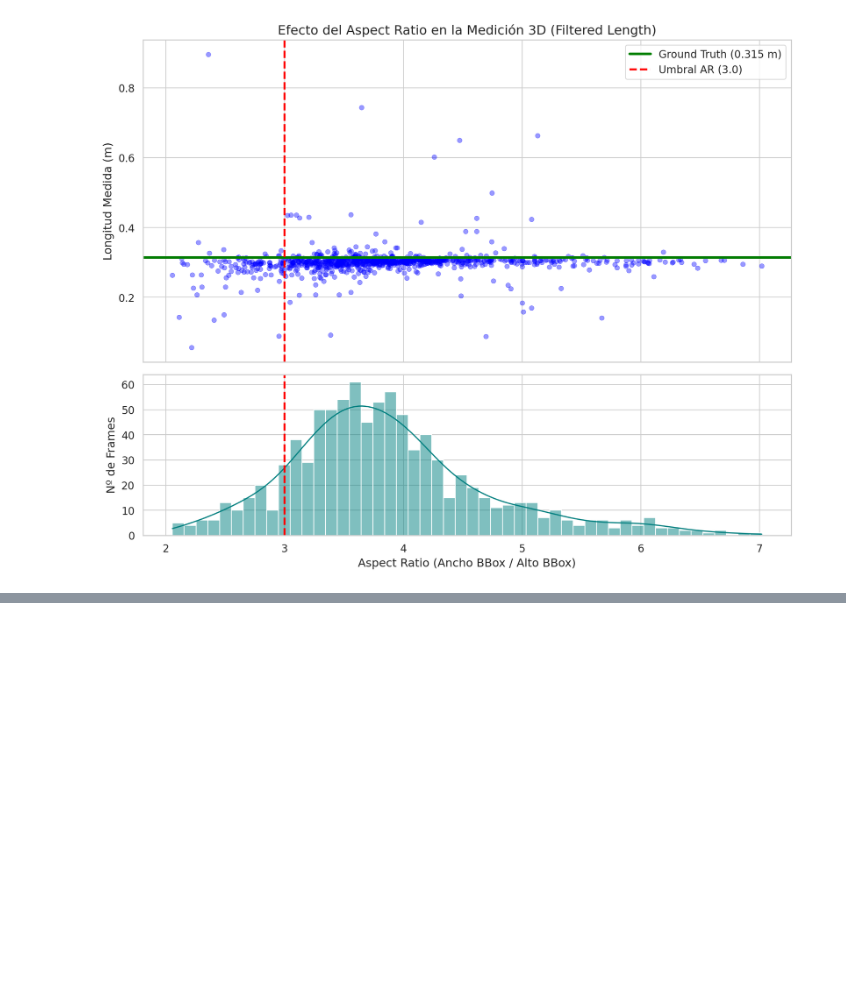
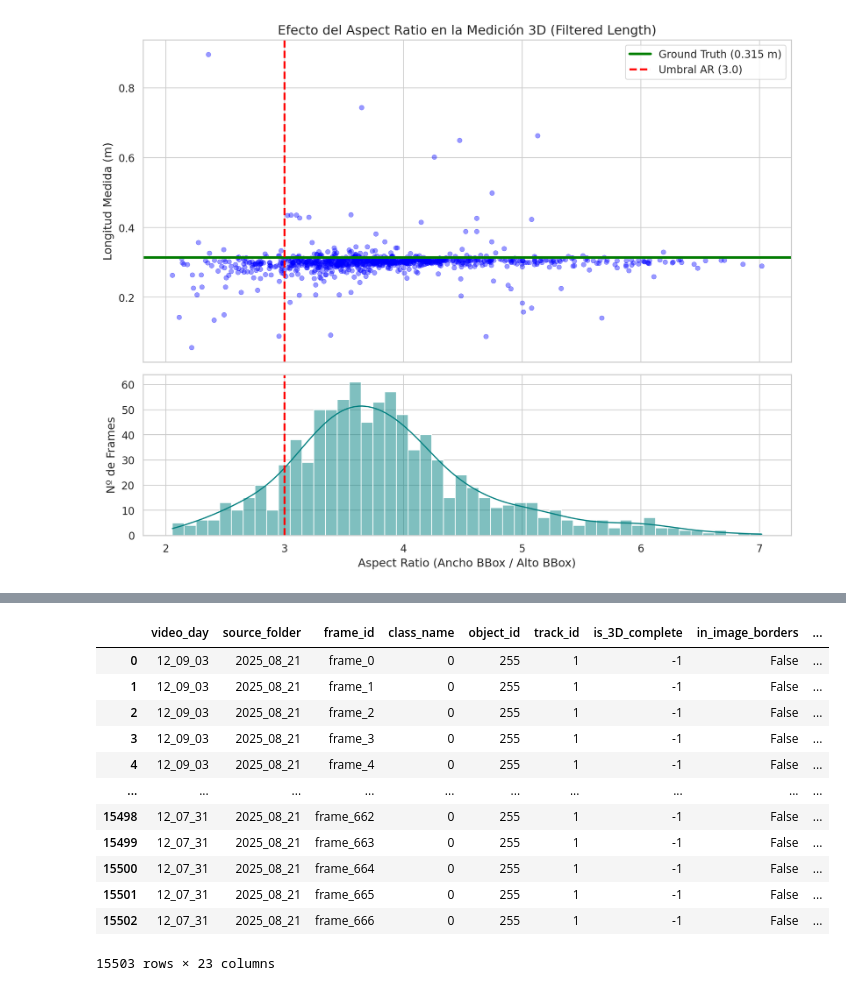
Before and after one commit to Caterina1996/fish_sizing, a Jupyter notebook: scripts/results_analysis/results_analysis.ipynb, the cells around one changed output, grey strips where cells are left out. Cells and saved outputs as stored; diff of their text form; code cells hidden in the pictures; blank space fills up the shorter version.

```diff
--- a/scripts/results_analysis/results_analysis.ipynb
+++ b/scripts/results_analysis/results_analysis.ipynb
@@ -290,0 +274,16 @@ ValueError: cannot insert track_id, already exists
+# %%
+df_raw_agg_2025_08_21
+# %% [output]
+|  | video_day | source_folder | frame_id | class_name | object_id | track_id | is_3D_complete | in_image_borders | ... |
+| 0 | 12_09_03 | 2025_08_21 | frame_0 | 0 | 255 | 1 | -1 | False | ... |
+| 1 | 12_09_03 | 2025_08_21 | frame_1 | 0 | 255 | 1 | -1 | False | ... |
+| 2 | 12_09_03 | 2025_08_21 | frame_2 | 0 | 255 | 1 | -1 | False | ... |
+| 3 | 12_09_03 | 2025_08_21 | frame_3 | 0 | 255 | 1 | -1 | False | ... |
+| 4 | 12_09_03 | 2025_08_21 | frame_4 | 0 | 255 | 1 | -1 | False | ... |
+| ... | ... | ... | ... | ... | ... | ... | ... | ... | ... |
+| 15498 | 12_07_31 | 2025_08_21 | frame_662 | 0 | 255 | 1 | -1 | False | ... |
+| 15499 | 12_07_31 | 2025_08_21 | frame_663 | 0 | 255 | 1 | -1 | False | ... |
+| 15500 | 12_07_31 | 2025_08_21 | frame_664 | 0 | 255 | 1 | -1 | False | ... |
+| 15501 | 12_07_31 | 2025_08_21 | frame_665 | 0 | 255 | 1 | -1 | False | ... |
+| 15502 | 12_07_31 | 2025_08_21 | frame_666 | 0 | 255 | 1 | -1 | False | ... |
+15503 rows × 23 columns
```
Also changed, not shown: parts of 4 cells of this notebook, 1 other file.
